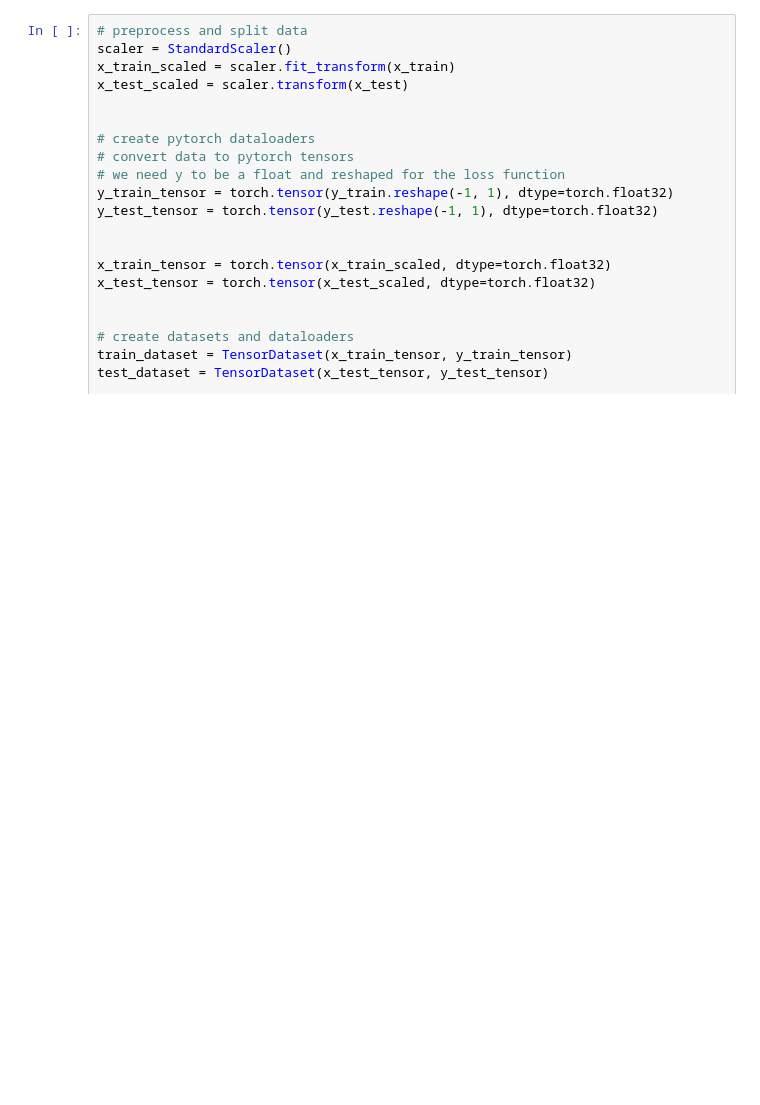
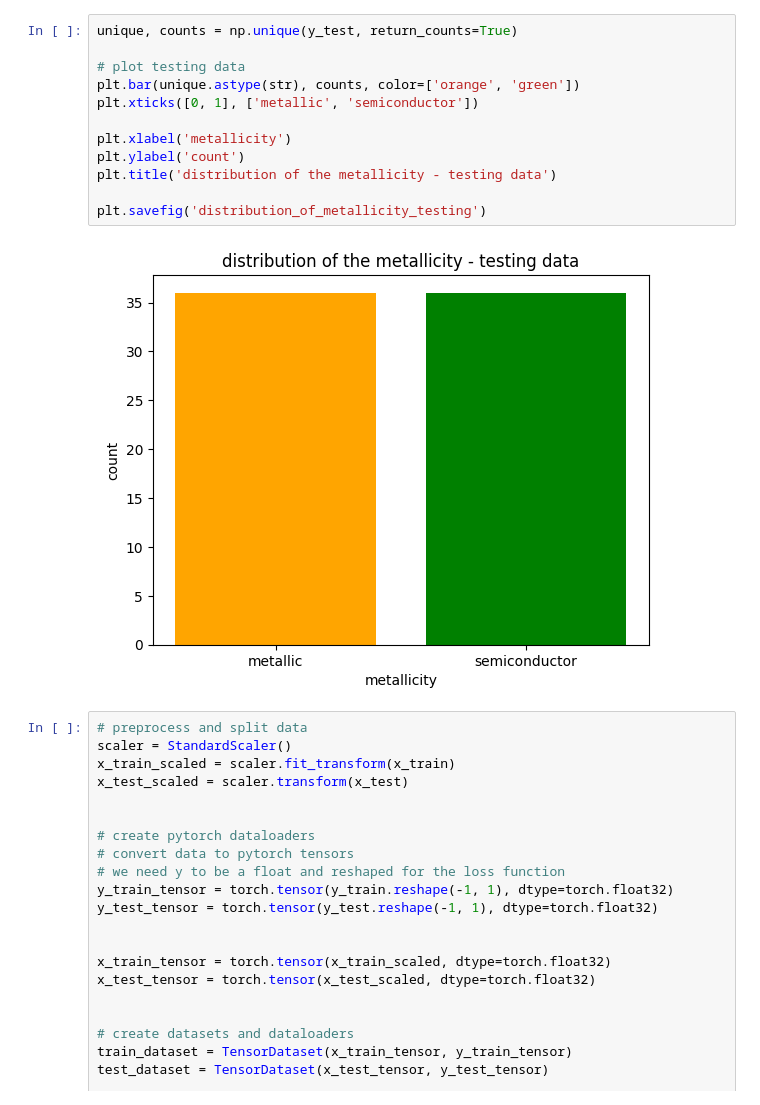
Before and after one commit to q1mora/cnt-property-prediction-using-ml-architectures, a Jupyter notebook: chirality_mlp.ipynb, the cells around one changed output. Saved outputs shown, nothing was run; the diff lists cells and outputs as text; blank space fills up the shorter version.

```diff
--- a/chirality_mlp.ipynb
+++ b/chirality_mlp.ipynb
@@ -102,3 +69,17 @@ plt.show()
+# %%
+unique, counts = np.unique(y_test, return_counts=True)
+
+# plot testing data
+plt.bar(unique.astype(str), counts, color=['orange', 'green'])
+plt.xticks([0, 1], ['metallic', 'semiconductor'])
+
+plt.xlabel('metallicity')
+plt.ylabel('count')
+plt.title('distribution of the metallicity - testing data')
+
+plt.savefig('distribution_of_metallicity_testing')
+# %% [output]
+[figure, added]
 # %%
 # preprocess and split data
 scaler = StandardScaler()
```
Also changed, not shown: parts of 8 cells of this notebook.
